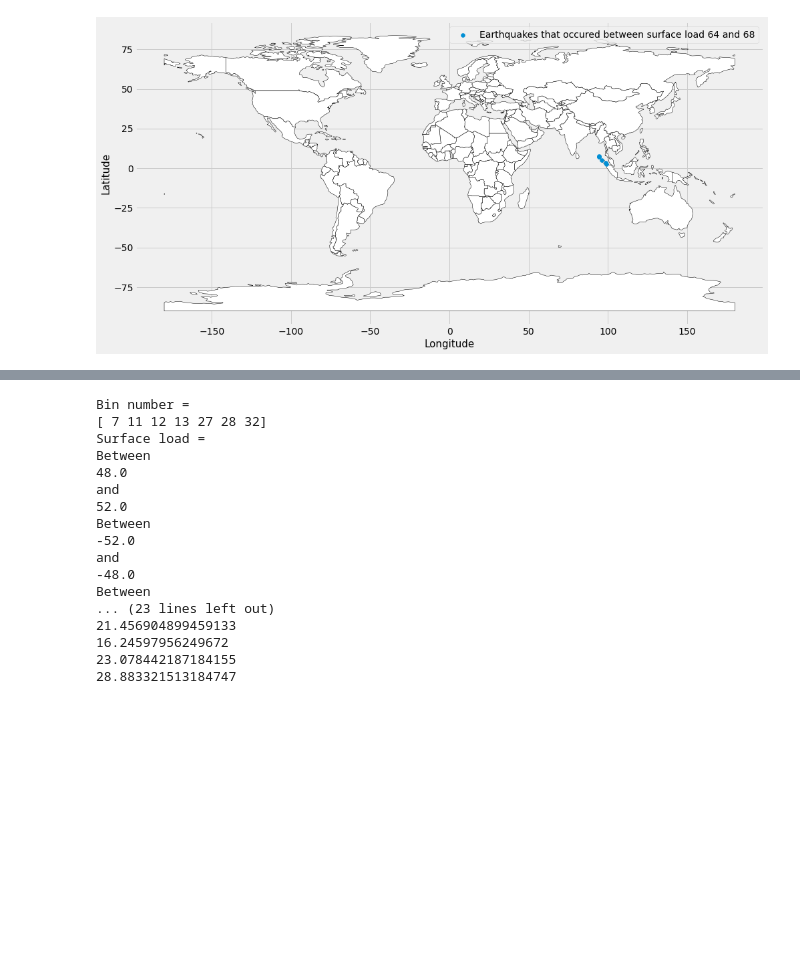
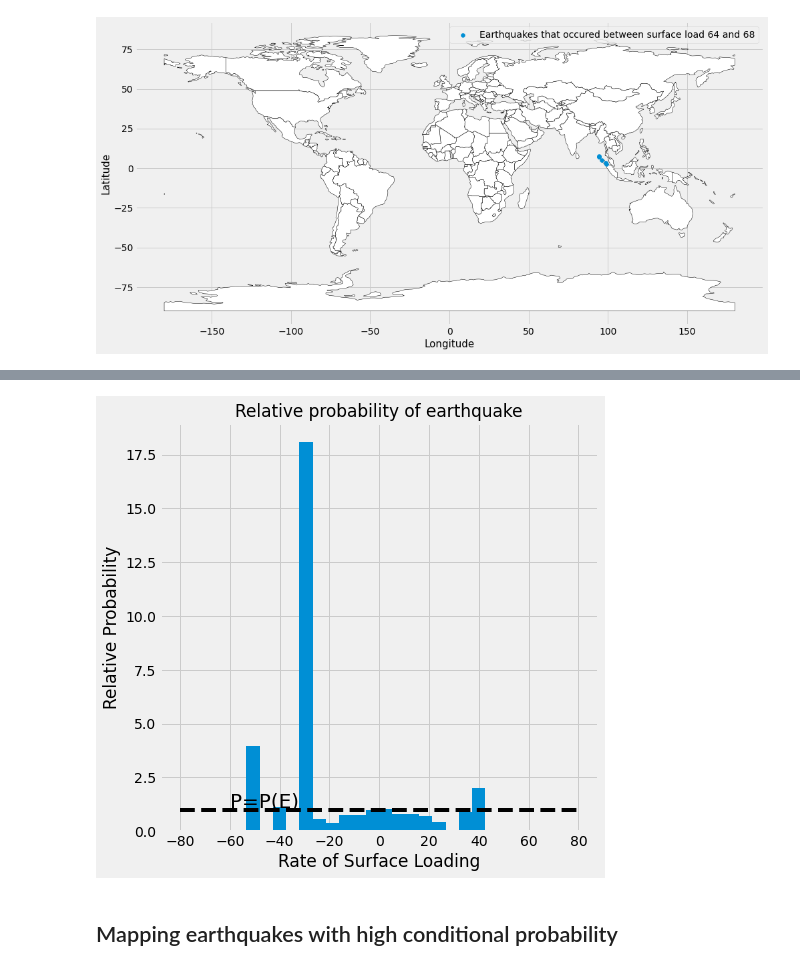
Before and after one commit to epic-research-group/surface-load-quakes, a Jupyter notebook: surface-load-earthquake-relationship.ipynb, the cells around one changed output, grey strips where cells are left out. Drawn from its saved outputs; the diff is of its cells as text; code cells hidden in the pictures; blank space fills up the shorter version.

```diff
--- a/surface-load-earthquake-relationship.ipynb
+++ b/surface-load-earthquake-relationship.ipynb
@@ -512,20 +482,7 @@ plot_rel_hist_rate(rate_alltime, rate_eq, ax, 'Relative Probability of Earthquak
-# %%
-high_cond_prob(rate_eq, rate_alltime, 15,bins)
-# %% [output]
-Bin number =
-[ 7 11 12 13 27 28 32]
-Surface load =
-Between
-48.0
-and
-52.0
-Between
--52.0
-and
--48.0
-Between
-... (23 lines left out)
-21.456904899459133
-16.24597956249672
-23.078442187184155
-28.883321513184747
+# %%
+loadquakes.plot_rel_hist_rate(np.array(ds['loading_rate'].data.flatten()), np.array(catalog.loading_rate), ax,
+                   'Relative probability of earthquake')
+# %% [output]
+[figure, added]
+# %% [markdown]
+## Mapping earthquakes with high conditional probability
```
Also changed, not shown: parts of 21 cells of this notebook, 1 other file.
